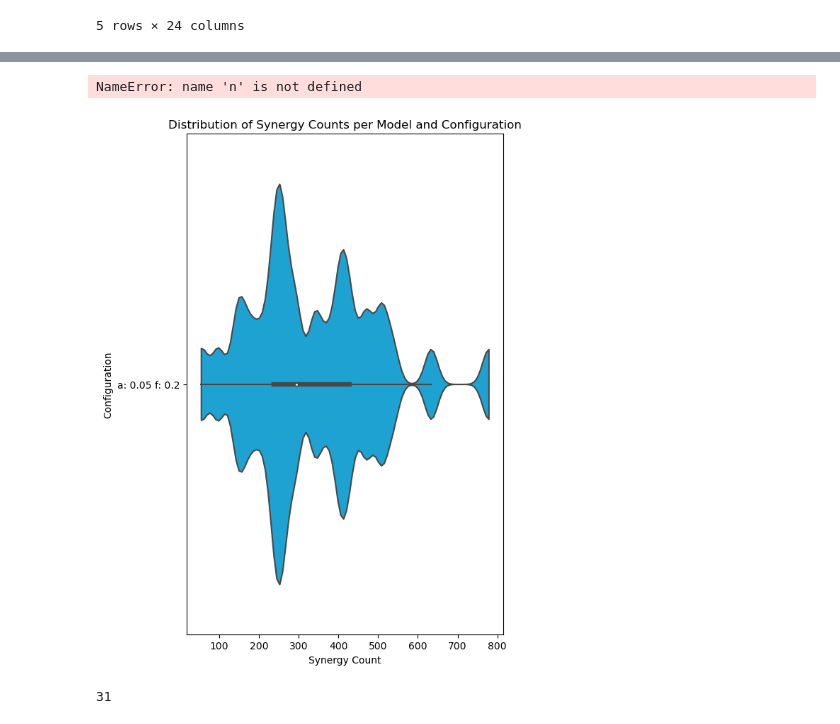
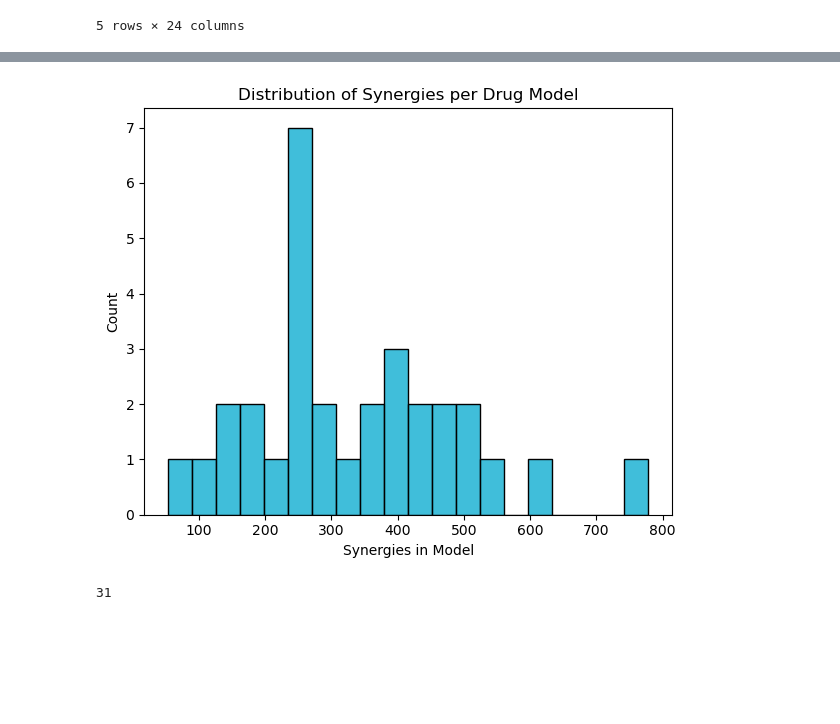
Before and after one commit to Yatish0833/multiomics-synergies, a Jupyter notebook: snakemake/plots.ipynb, the cells around one changed output, grey strips where cells are left out. Saved outputs shown, nothing was run; the diff lists cells and outputs as text; code cells hidden in the pictures; blank space fills up the shorter version.

```diff
--- a/snakemake/plots.ipynb
+++ b/snakemake/plots.ipynb
@@ -85,8 +132,9 @@ del synergies
 # %% [markdown]
 ### Explainability plots
 # %%
-models = pd.read_csv("only_pc_results/exp_results/combined_models.tsv", sep='\t')
+models = pd.read_csv(data_folder + "exp_results/combined_models.tsv", sep='\t')
 # %%
+models = models[models.order < 3]
 models
 # %% [output]
 |  | coef_id | coef | std err | z | P>|z| | [0.025 | 0.975] | converged | train_pseudo_r2 | ... |
@@ -104,0 +153,2 @@ models
+# %%
+models = models[models.order == 2]
@@ -179,3 +234,3 @@ sns.set_palette(palette=csiro_palette)
 # %%
-model_4 = models[models.order ==4]
+model_2 = models[models.order ==2]
 # %%
@@ -197,17 +252,17 @@ model_4[model_4.coef_id.str.contains(':')]
 # %%
-plt.rcParams['figure.figsize']=(6,8)
+plt.rcParams['figure.figsize']=(6,5)
 plt.rcParams['figure.autolayout'] = True
 
-plot = sns.violinplot(model_4[["drug","n_syn","config"]].drop_duplicates(), x="n_syn", y="config",orient="h", cut=0, scale="width", bw=0.1)
-plot.set_title("Distribution of Synergy Counts per Model and Configuration")
-plot.set(xlabel="Synergy Count", ylabel="Configuration")
-plot.set_yticks(range(len(n)))
+#plot = sns.violinplot(model_2[["drug","n_syn","config"]].drop_duplicates(), x="n_syn",orient="h", cut=0, scale="width", bw=0.1)
+plot = sns.histplot(model_2[["drug","n_syn","config"]].drop_duplicates(), x="n_syn", bins=20)
+plot.set_title("Distribution of Synergies per Drug Model")
+plot.set(xlabel="Synergies in Model", ylabel="Count")
+# plot.set_yticks(range(len(n)))
 # plot.set_yticklabels([f'alpha: 0.05 \n filter: 0 \n n = {n[0]}', f'alpha: 0.05 \n filter: 0.5 \n n = {n[2]}', f'alpha: 0.01 \n filter: 0 \n n = {n[1]}', f'alpha: 0.01 \n filter: 0.5 \n n = {n[3]}'])
-# plt.savefig('img/synergy_count.png')
+plt.savefig('../analysis/img/synergy_count.png')
 plt.show()
 # %% [output]
-NameError: name 'n' is not defined
-[figure, old version]
+[figure, new version]
 # %%
 len(set(models.drug))
 # %% [output]
```
Also changed, not shown: parts of 39 cells of this notebook, 8 other files.
